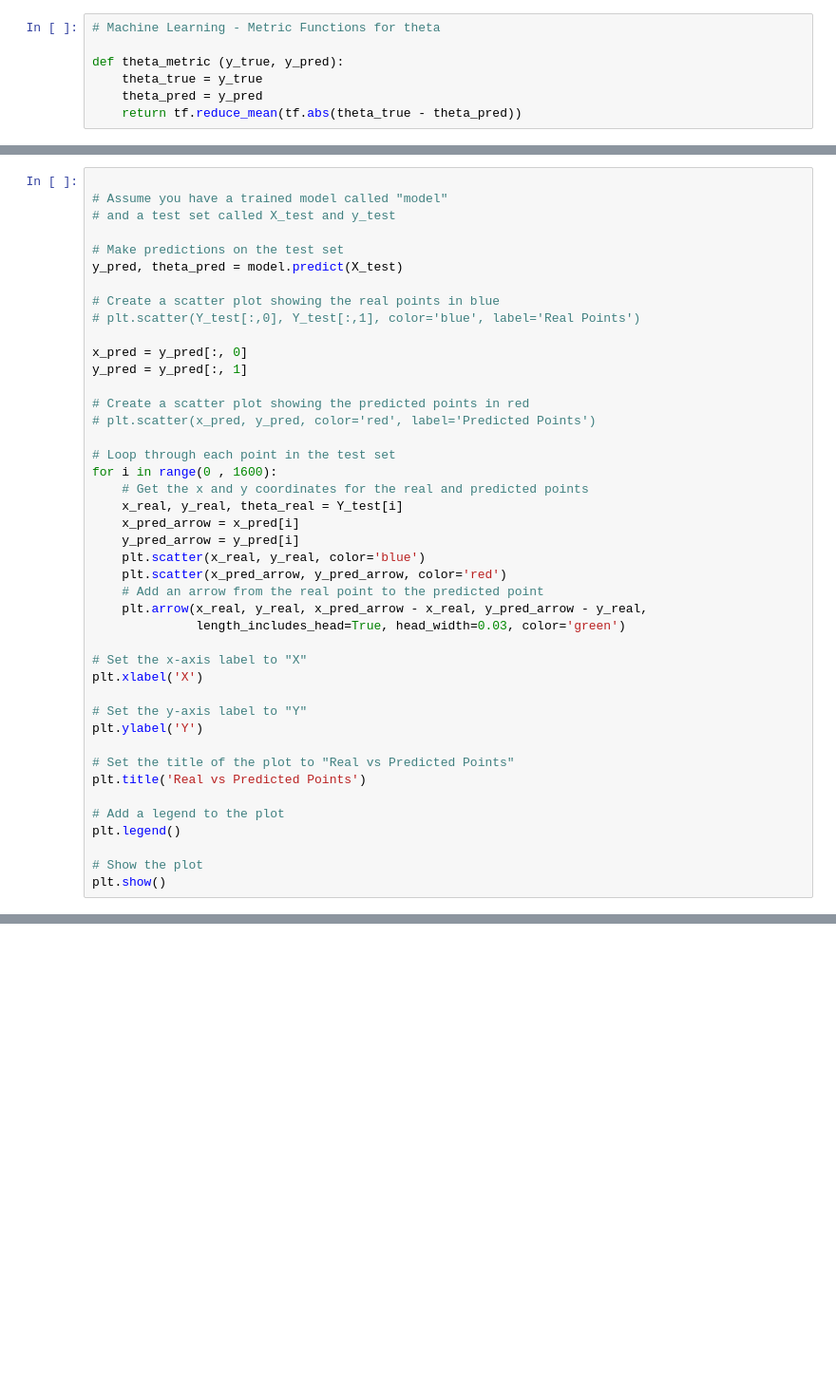
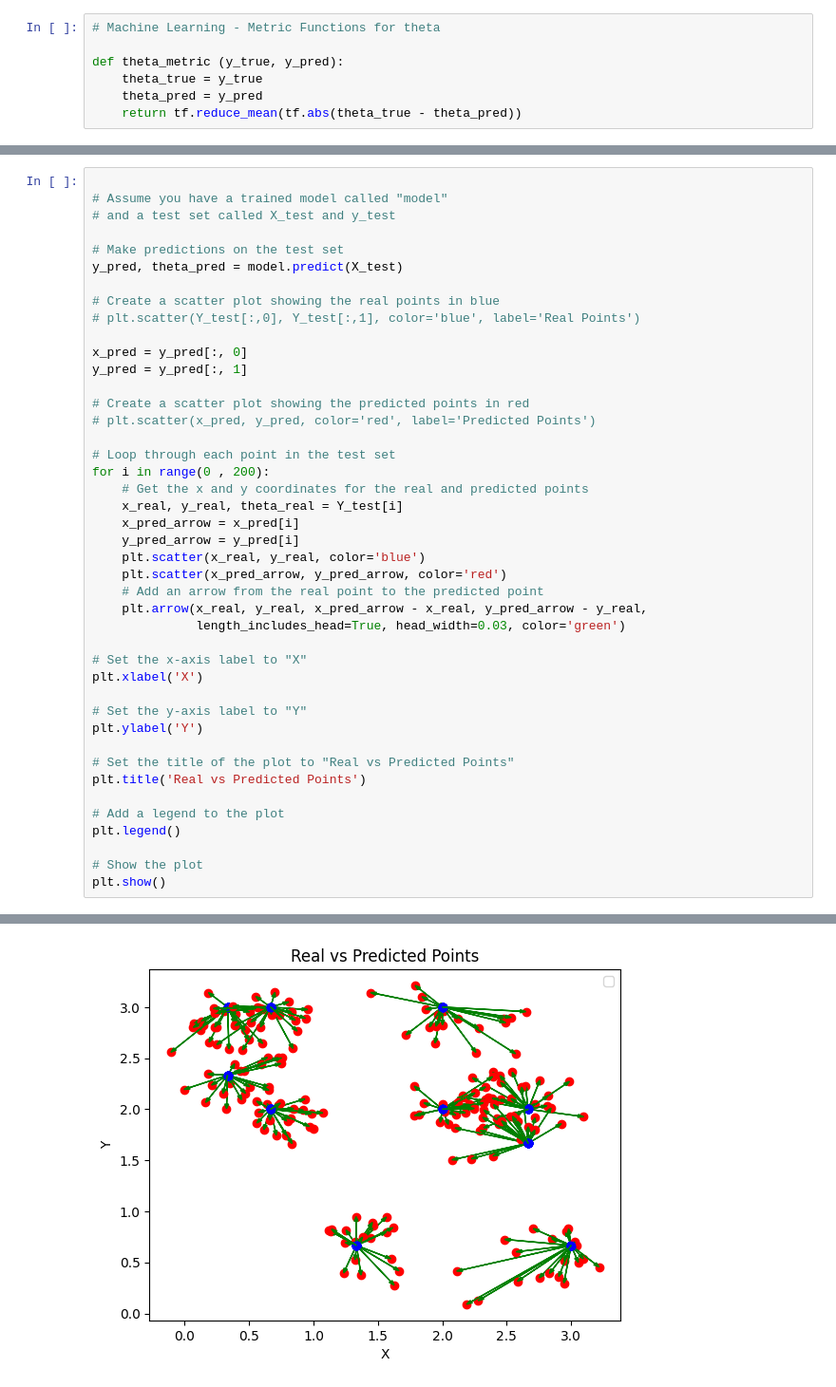
Before and after one commit to RRocha21/Dissertation, a Jupyter notebook: test3.ipynb, the cells around one changed output, grey strips where cells are left out. Shown at 95% size. Cells and saved outputs as stored; diff of their text form; blank space fills up the shorter version.

```diff
--- a/test3.ipynb
+++ b/test3.ipynb
@@ -450,7 +474,7 @@ y_pred = y_pred[:, 1]
 # plt.scatter(x_pred, y_pred, color='red', label='Predicted Points')
 
 # Loop through each point in the test set
-for i in range(0 , 1600):
+for i in range(0 , 200):
     # Get the x and y coordinates for the real and predicted points
     x_real, y_real, theta_real = Y_test[i]
     x_pred_arrow = x_pred[i]
@@ -479,0 +505 @@ plt.show()
+[figure, added]
```
Also changed, not shown: parts of 15 cells of this notebook, 2 other files.
